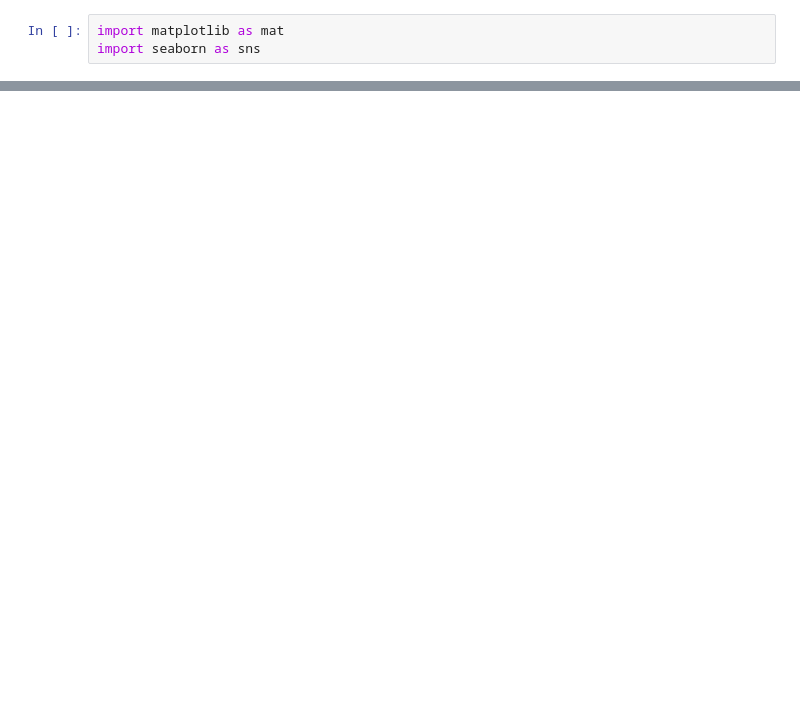
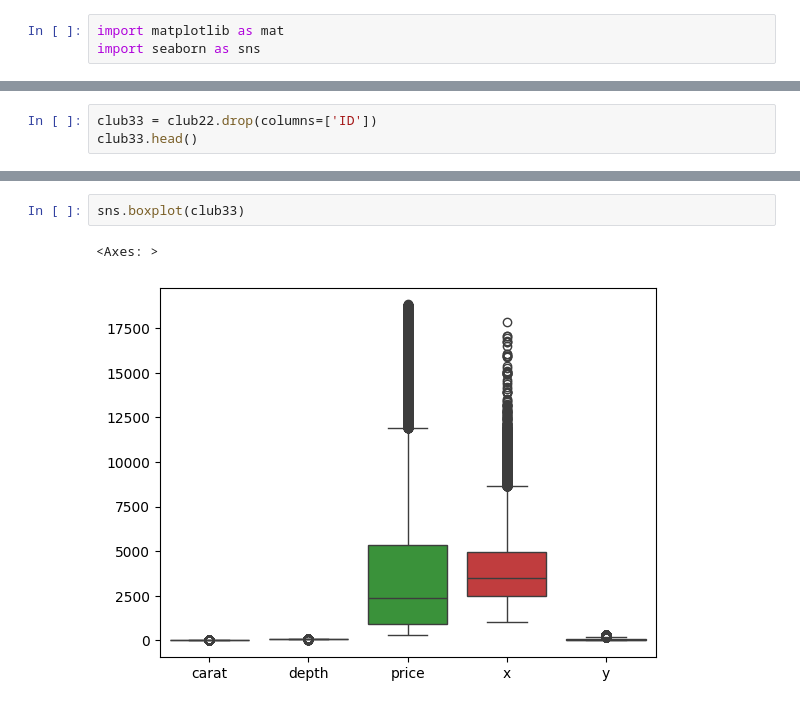
Before and after one commit to kent-debug/predictive-modelling, a Jupyter notebook: Predictive_models.ipynb, the cells around one changed output, grey strips where cells are left out. Saved outputs shown, nothing was run; the diff lists cells and outputs as text; blank space fills up the shorter version.

```diff
--- a/Predictive_models.ipynb
+++ b/Predictive_models.ipynb
@@ -109,0 +119,3 @@ import seaborn as sns
+# %%
+club33 = club22.drop(columns=['ID'])
+club33.head()
@@ -109,0 +129,5 @@ import seaborn as sns
+# %%
+sns.boxplot(club33)
+# %% [output]
+<Axes: >
+[figure, added]
```
Also changed, not shown: parts of 4 cells of this notebook.
